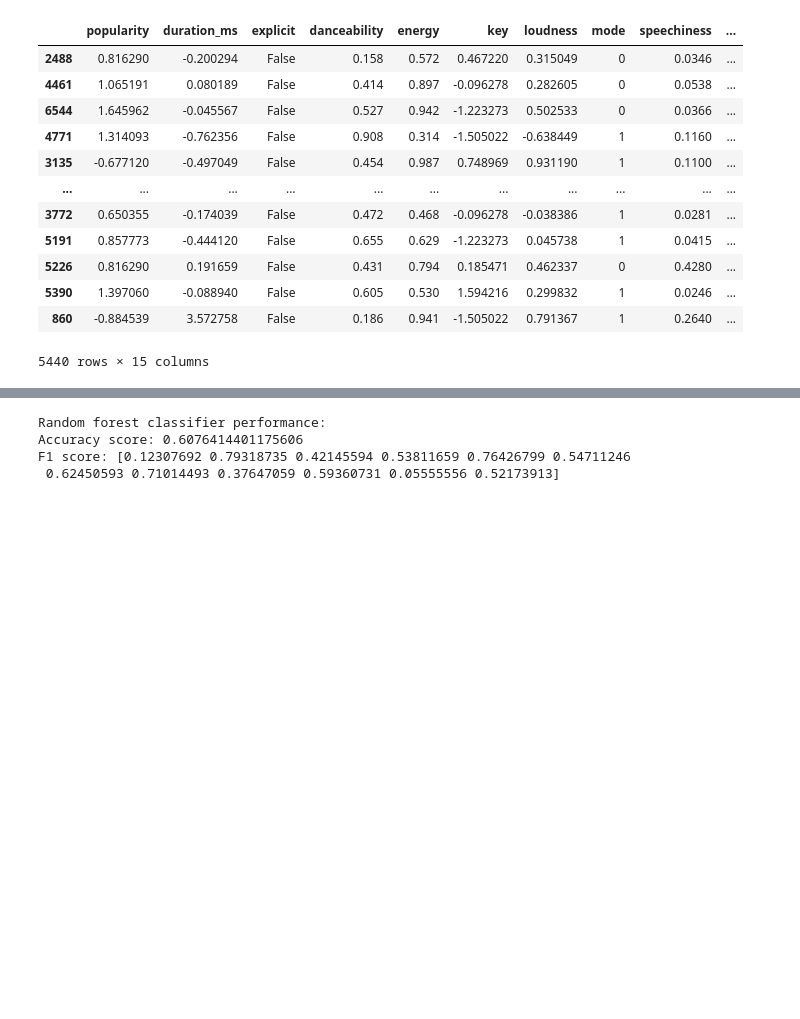
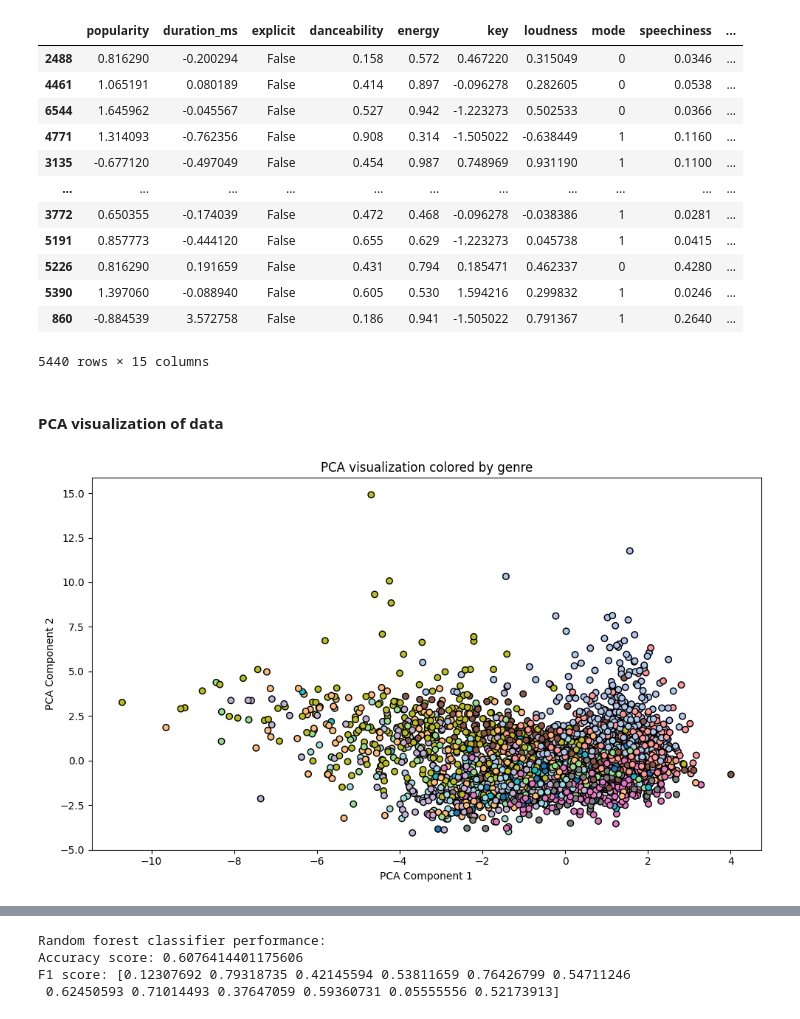
Before and after one commit to jedrek656/Spotify-genre-prediction, a Jupyter notebook: project.ipynb, the cells around one changed output, grey strips where cells are left out. Cells and saved outputs as stored; diff of their text form; code cells hidden in the pictures; blank space fills up the shorter version.

Commit message:
Add descriptions and visualizations

```diff
--- a/project.ipynb
+++ b/project.ipynb
@@ -284,3 +371,20 @@ X_train
 | 5390 | 1.397060 | -0.088940 | False | 0.605 | 0.530 | 1.594216 | 0.299832 | 1 | 0.0246 | ... |
 | 860 | -0.884539 | 3.572758 | False | 0.186 | 0.941 | -1.505022 | 0.791367 | 1 | 0.2640 | ... |
 5440 rows × 15 columns
+# %% [markdown]
+#### PCA visualization of data
+# %%
+pca = PCA(n_components=2)
+X_reduced = pca.fit_transform(X_train)
+X_test_reduced = pca.transform(X_test)
+plt.figure(figsize=(10, 6))
+plt.scatter(X_reduced[:,0],X_reduced[:,1], c=y_train)
+cmap = ListedColormap(plt.cm.get_cmap("tab20", len(np.unique(y_train))).colors)
+scatter = plt.scatter(X_reduced[:, 0], X_reduced[:, 1], c=y_train, cmap=cmap, edgecolor='k')
+plt.xlabel("PCA Component 1")
+plt.ylabel("PCA Component 2")
+plt.title("PCA visualization colored by genre")
+plt.tight_layout()
+plt.show()
+# %% [output]
+[figure, added]
```
Also changed, not shown: parts of 54 cells of this notebook.
